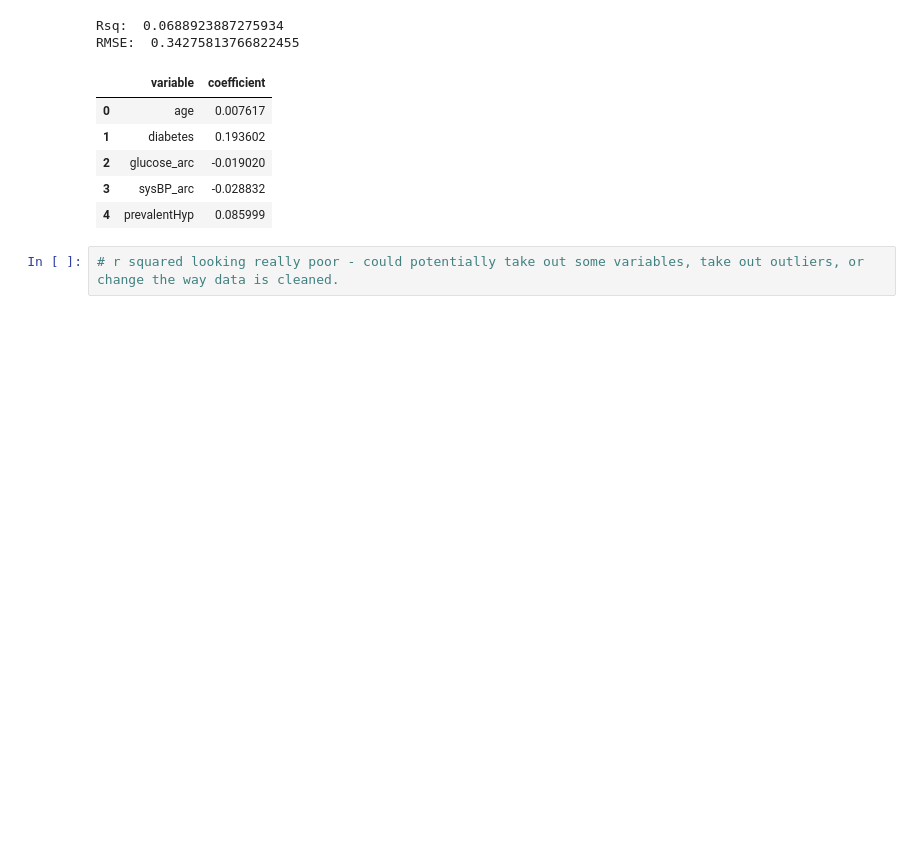
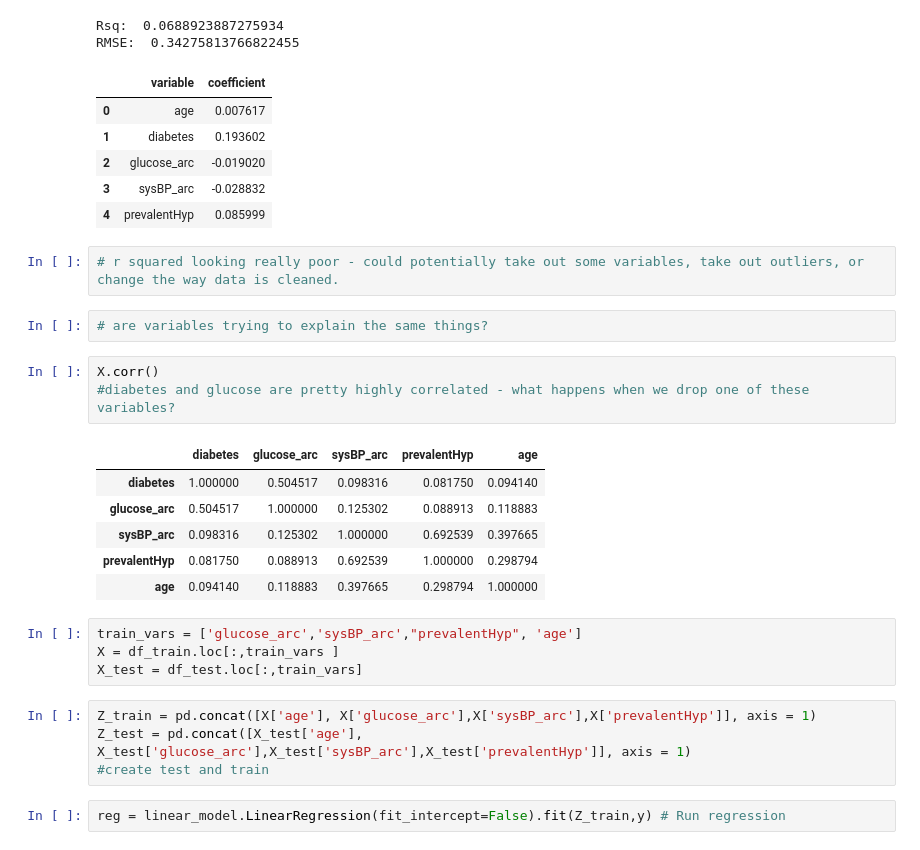
Before and after one commit to ashleyr05/project_chd, a Jupyter notebook: group8proj2.ipynb, the cells around one changed output. Cells and saved outputs as stored; diff of their text form; blank space fills up the shorter version.

```diff
--- a/group8proj2.ipynb
+++ b/group8proj2.ipynb
@@ -404,3 +393,25 @@ RMSE:  0.34275813766822455
 | 4 | prevalentHyp | 0.085999 |
 # %%
 # r squared looking really poor - could potentially take out some variables, take out outliers, or change the way data is cleaned.
+# %%
+# are variables trying to explain the same things?
+# %%
+X.corr()
+#diabetes and glucose are pretty highly correlated - what happens when we drop one of these variables?
+# %% [output]
+|  | diabetes | glucose_arc | sysBP_arc | prevalentHyp | age |
+| diabetes | 1.000000 | 0.504517 | 0.098316 | 0.081750 | 0.094140 |
+| glucose_arc | 0.504517 | 1.000000 | 0.125302 | 0.088913 | 0.118883 |
+| sysBP_arc | 0.098316 | 0.125302 | 1.000000 | 0.692539 | 0.397665 |
+| prevalentHyp | 0.081750 | 0.088913 | 0.692539 | 1.000000 | 0.298794 |
+| age | 0.094140 | 0.118883 | 0.397665 | 0.298794 | 1.000000 |
+# %%
+train_vars = ['glucose_arc','sysBP_arc',"prevalentHyp", 'age']
+X = df_train.loc[:,train_vars ]
+X_test = df_test.loc[:,train_vars]
+# %%
+Z_train = pd.concat([X['age'], X['glucose_arc'],X['sysBP_arc'],X['prevalentHyp']], axis = 1)
+Z_test = pd.concat([X_test['age'], X_test['glucose_arc'],X_test['sysBP_arc'],X_test['prevalentHyp']], axis = 1)
+#create test and train
+# %%
+reg = linear_model.LinearRegression(fit_intercept=False).fit(Z_train,y) # Run regression
```
Also changed, not shown: parts of 14 cells of this notebook.
